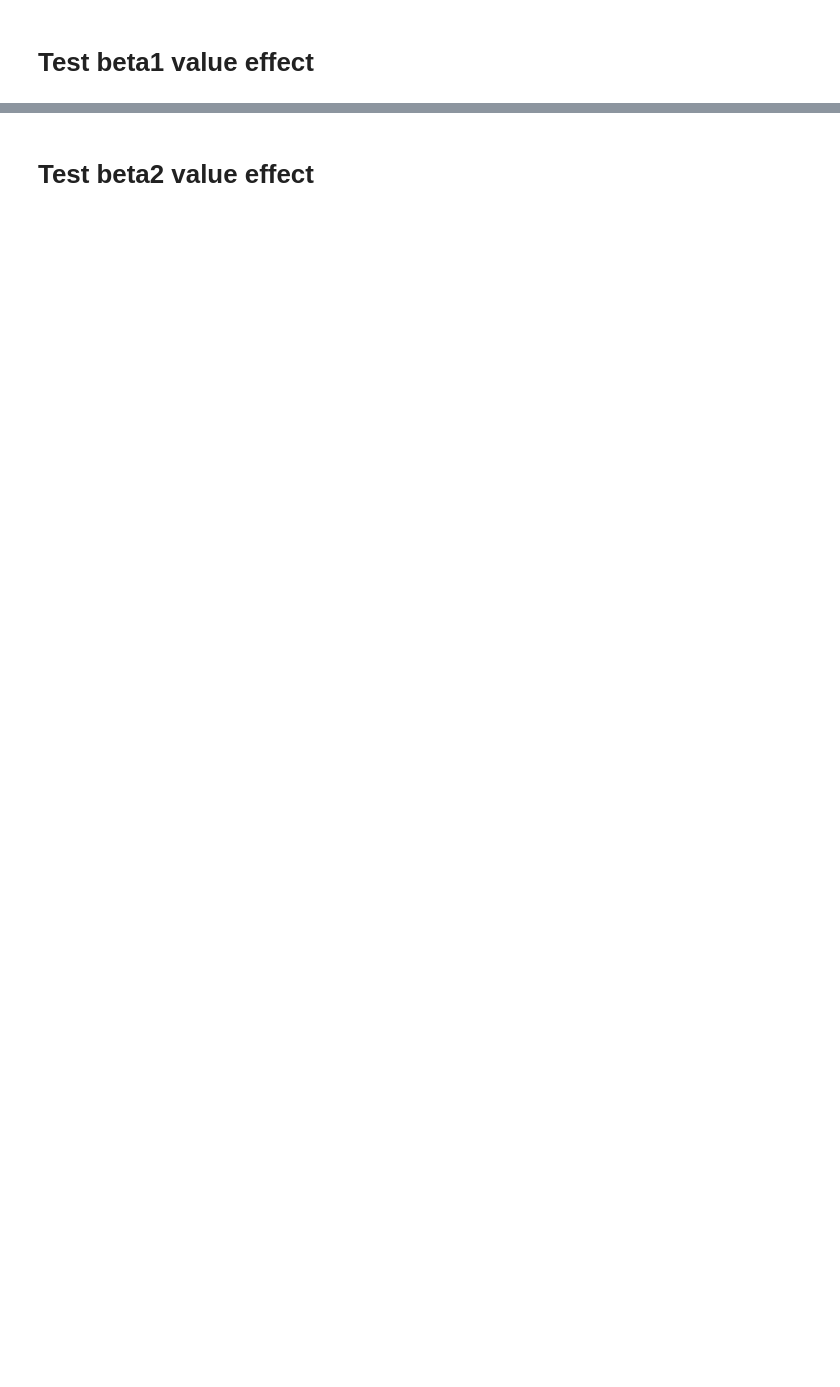
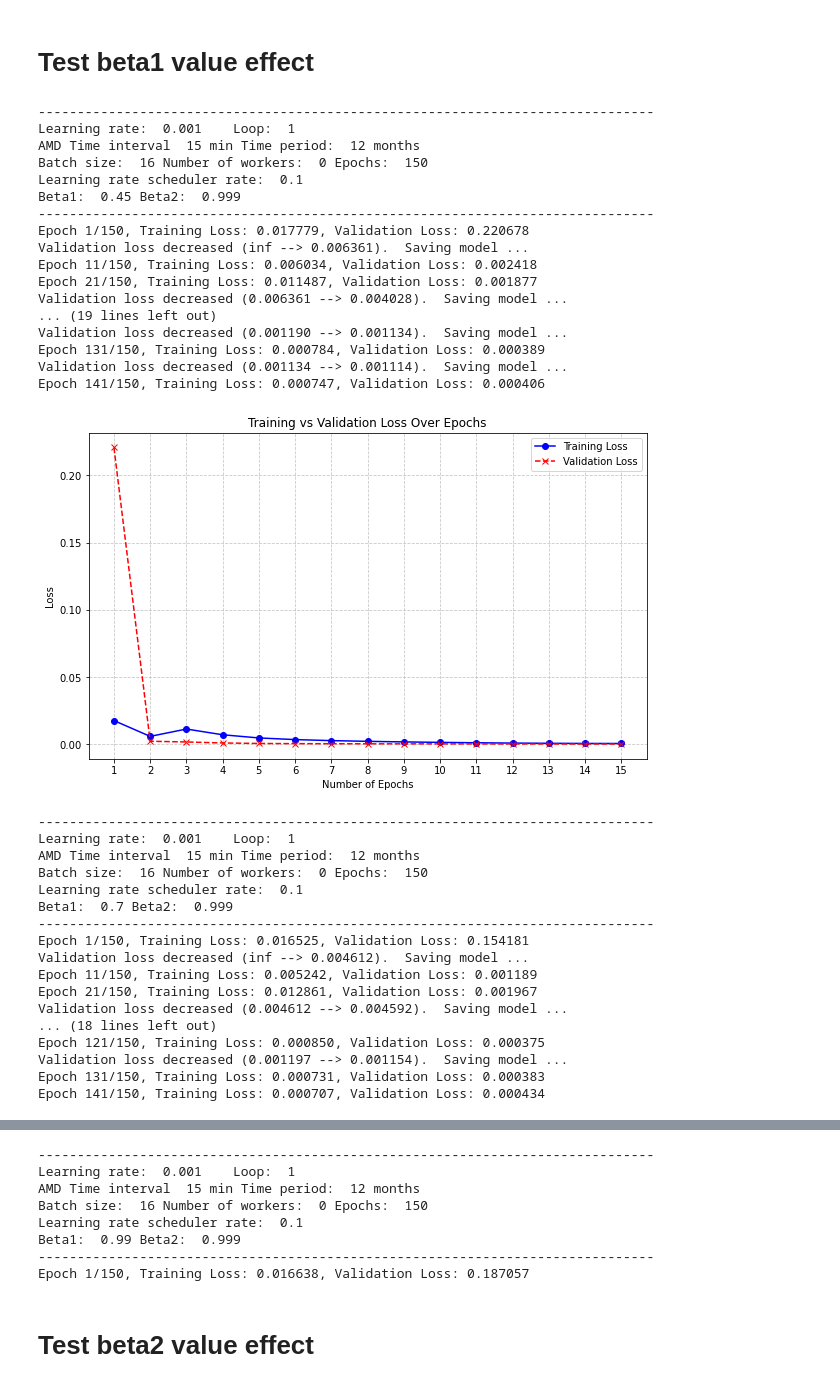
Before and after one commit to compscichris/CSCI611-NNSTOCKS, a Jupyter notebook: RNN.ipynb, the cells around one changed output, grey strips where cells are left out. Drawn from its saved outputs; the diff is of its cells as text; code cells hidden in the pictures; blank space fills up the shorter version.

```diff
--- a/RNN.ipynb
+++ b/RNN.ipynb
@@ -107,7 +127,7 @@ class RNN(nn.Module):
 
     def forward(self, x):
         self.dropout(x)
-        self.output, self.hidden = self.rnn1(x)
+        self.output, self.hidden = self.rnn(x)
         prediction = self.fc(self.output[:, -1, :])
         return prediction.squeeze(-1)
 # %% [markdown]
@@ -247,7 +267,8 @@ def standardize_2d(data):
 # Display relevant information for formatting purposes
 # %%
 class RNN_initializer:
-    def __init__(self, retrieve, name, recomp, nval, ival, pval, batch_size, num_workers, epochs, learning_rate, lr_scheduler_rate, beta1, beta2):
+    #HYPERPARAMETER
+    def __init__(self, retrieve, name, recomp, nval, ival, pval, sequence_len, batch_size, num_workers, epochs, learning_rate, lr_scheduler_rate, beta1, beta2):
         self.batch_size = batch_size
         self.num_workers = num_workers
         self.learning_rate = learning_rate
@@ -292,6 +313,7 @@ class RNN_initializer:
         test_tar = []
 
         # Choose a selected time range
+        #HYPERPARAMETERS
         train_range = (len(price_inputs)//10 * training_percentage)
         valid_range_beg = train_range
         valid_range_end = train_range + (len(price_inputs)//10 * valid_percentage)
@@ -373,7 +395,7 @@ class RNN_initializer:
         min_loss = np.inf
 
         if train_on_gpu:
-            rnn1.cuda()
+            rnn.cuda()
         # Use MSELoss instead of MSEAbsoluteLoss (predicting next price compared to next change)
         error = nn.MSELoss()
         # Specify optimizer
@@ -426,7 +448,7 @@ class RNN_initializer:
                 if train_on_gpu:
                     data, target = data.cuda(), target.cuda()
                 # Forward pass: compute predicted outputs by passing inputs to the model
-                output = self.rnn1(data)
+                output = rnn(data)
                 # Calculate the batch loss
                 loss_valid = error(output, target)
                 # Perform a single optimization step (parameter update)
@@ -460,7 +482,7 @@ class RNN_initializer:
 
 # Choose which api to use to grab stock data, either "yahoo" or "alpaca"
 stock_data_source = "alpaca"
-
+sequence_len = 4
 # Loss array used to store loss values for each 10 epochs, reset each set of hyperparameters
 training_loss_array = []
 validation_loss_array = []
@@ -486,9 +508,16 @@ if stock_data_source == "alpaca":
     epochs = 150
     lr_scheduler_rate = 0.1
     beta1 = 0.9
+    #changed
+    #beta1 = 0.95
     beta2 = 0.999
 
 batch_size = 16
 num_workers = 0
 # %% [markdown]
 # Setting up control
+# %%
+rnnControlSetup = RNN_initializer(retrieve=True, name=stock_name, recomp=True, nval=1, ival=[5, "m"],
+    pval=[7,"d"], sequence_len=sequence_len, batch_size=16, num_workers=0, epochs=150, learning_rate=0.001,
+    lr_scheduler_rate=0.1, beta1=0.95, beta2=0.999)
+rnnControl = rnnControlSetup.init_RNN()
@@ -579,33 +610,69 @@ if not skip_this_step:
         print("Beta1: ", b1, "Beta2: ", beta2)
         print("-------------------------------------------------------------------------------")
         rnnSetup = RNN_initializer(retrieve=False, name=stock_name, recomp=True, nval=1, ival=[5, "m"], pval=[7,"d"],
-                batch_size=batch_size, num_workers=num_workers, epochs=epochs, learning_rate=lr,
+                sequence_len=sequence_len, batch_size=batch_size, num_workers=num_workers, epochs=epochs, learning_rate=lr,
                 lr_scheduler_rate=lr_scheduler_rate, beta1=b1, beta2=beta2)
         for i in range(repeated_loops_per_beta1):
             rnn = rnnSetup.init_RNN()
             #returns
             training_loss_array = []
             validation_loss_array = []
             loss = rnnSetup.trainAndTest(rnn)
             if best_beta1_in_loop > loss:
                 best_beta1_in_loop = loss
                 bestRNN_in_loop = rnn
         #if found best lr, remove worst lr from list
         if best_beta1_in_loop < best_beta1[0][0]:
             best_beta1[1] = best_beta1[0]
             best_beta1[0] = [best_beta1_in_loop, b1]
             bestRNN[1] = bestRNN[0]
             bestRNN[0] = bestRNN_in_loop
             bestRNN_Setup[1] =  bestRNN_Setup[0]
             bestRNN_Setup[0] =  rnnSetup
             #if
         elif best_beta1_in_loop < best_beta1[1][0]:
             best_beta1[1] = [best_beta1_in_loop, b1]
             bestRNN[1] = bestRNN_in_loop
             bestRNN_Setup[1] =  bestRNN_Setup[1]
         best_beta1_in_loop = np.inf
 
         plot_loss(training_loss_array, validation_loss_array, epochs)
 
     print("\n\nBest beta1: ", best_beta1[0][1], "   Loss: ", best_beta1[0][0])
     print("Second best beta1: ", best_beta1[1][1], "   Loss: ", best_beta1[1][0])
+# %% [output]
+-------------------------------------------------------------------------------
+Learning rate:  0.001    Loop:  1
+AMD Time interval  15 min Time period:  12 months
+Batch size:  16 Number of workers:  0 Epochs:  150
+Learning rate scheduler rate:  0.1
+Beta1:  0.45 Beta2:  0.999
+-------------------------------------------------------------------------------
+Epoch 1/150, Training Loss: 0.017779, Validation Loss: 0.220678
+Validation loss decreased (inf --> 0.006361).  Saving model ...
+Epoch 11/150, Training Loss: 0.006034, Validation Loss: 0.002418
+Epoch 21/150, Training Loss: 0.011487, Validation Loss: 0.001877
+Validation loss decreased (0.006361 --> 0.004028).  Saving model ...
+... (19 lines left out)
+Validation loss decreased (0.001190 --> 0.001134).  Saving model ...
+Epoch 131/150, Training Loss: 0.000784, Validation Loss: 0.000389
+Validation loss decreased (0.001134 --> 0.001114).  Saving model ...
+Epoch 141/150, Training Loss: 0.000747, Validation Loss: 0.000406
+[figure, added]
+-------------------------------------------------------------------------------
+Learning rate:  0.001    Loop:  1
+AMD Time interval  15 min Time period:  12 months
+Batch size:  16 Number of workers:  0 Epochs:  150
+Learning rate scheduler rate:  0.1
+Beta1:  0.7 Beta2:  0.999
+-------------------------------------------------------------------------------
+Epoch 1/150, Training Loss: 0.016525, Validation Loss: 0.154181
+Validation loss decreased (inf --> 0.004612).  Saving model ...
+Epoch 11/150, Training Loss: 0.005242, Validation Loss: 0.001189
+Epoch 21/150, Training Loss: 0.012861, Validation Loss: 0.001967
+Validation loss decreased (0.004612 --> 0.004592).  Saving model ...
+... (18 lines left out)
+Epoch 121/150, Training Loss: 0.000850, Validation Loss: 0.000375
+Validation loss decreased (0.001197 --> 0.001154).  Saving model ...
+Epoch 131/150, Training Loss: 0.000731, Validation Loss: 0.000383
+Epoch 141/150, Training Loss: 0.000707, Validation Loss: 0.000434
@@ -612,3 +716,11 @@ if not skip_this_step:
+-------------------------------------------------------------------------------
+Learning rate:  0.001    Loop:  1
+AMD Time interval  15 min Time period:  12 months
+Batch size:  16 Number of workers:  0 Epochs:  150
+Learning rate scheduler rate:  0.1
+Beta1:  0.99 Beta2:  0.999
+-------------------------------------------------------------------------------
+Epoch 1/150, Training Loss: 0.016638, Validation Loss: 0.187057
 # %% [markdown]
 # Test beta2 value effect
 # %%
```
Also changed, not shown: parts of 20 cells of this notebook, 2 other files.
